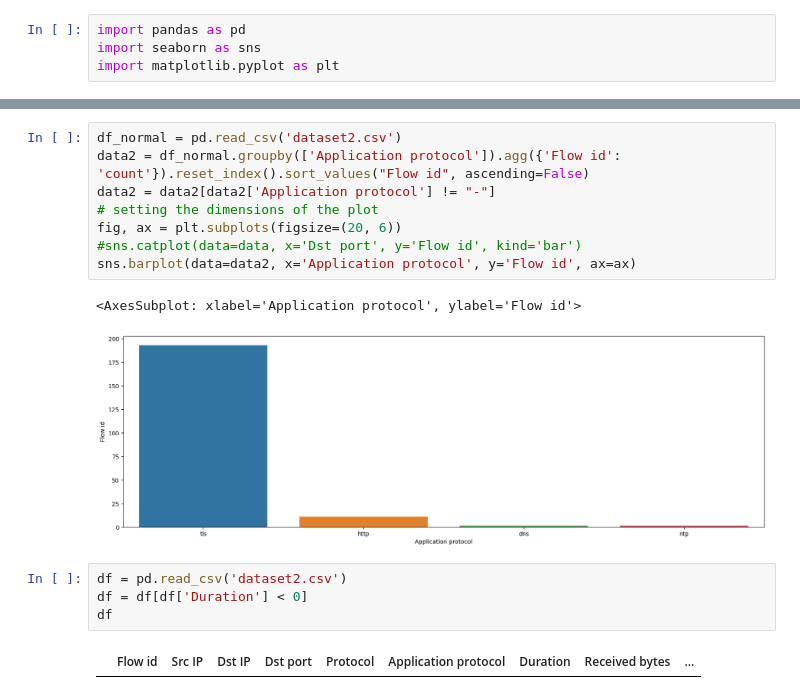
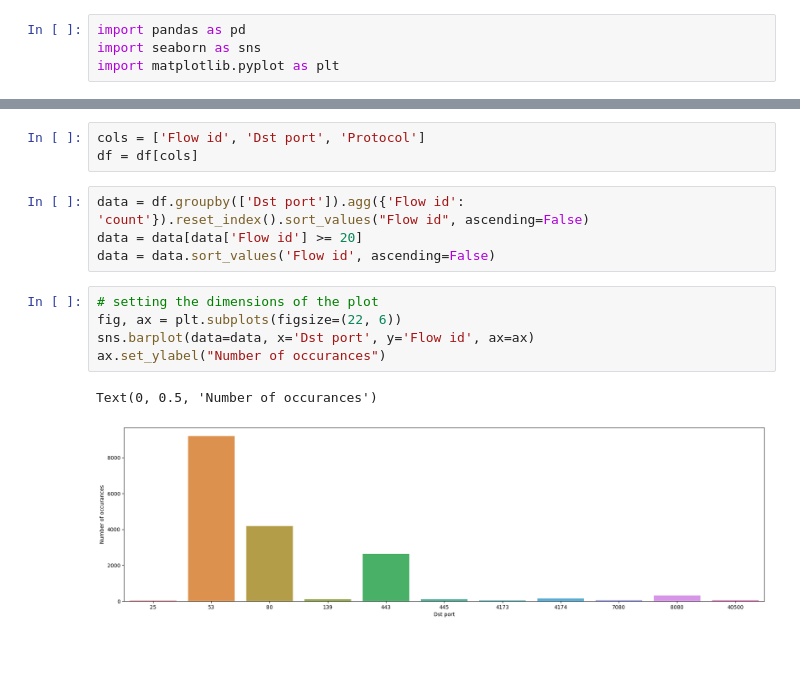
Before and after one commit to xvenc/bp-theses, a Jupyter notebook: data_visualization.ipynb, the cells around one changed output, grey strips where cells are left out. Drawn from its saved outputs; the diff is of its cells as text; blank space fills up the shorter version.

```diff
--- a/data_visualization.ipynb
+++ b/data_visualization.ipynb
@@ -289,17 +22,15 @@ res
-# %%
-df_normal = pd.read_csv('dataset2.csv')
-data2 = df_normal.groupby(['Application protocol']).agg({'Flow id': 'count'}).reset_index().sort_values("Flow id", ascending=False)
-data2 = data2[data2['Application protocol'] != "-"]
-# setting the dimensions of the plot
-fig, ax = plt.subplots(figsize=(20, 6))
-#sns.catplot(data=data, x='Dst port', y='Flow id', kind='bar')
-sns.barplot(data=data2, x='Application protocol', y='Flow id', ax=ax)
-# %% [output]
-<AxesSubplot: xlabel='Application protocol', ylabel='Flow id'>
-[figure, removed]
-# %%
-df = pd.read_csv('dataset2.csv')
-df = df[df['Duration'] < 0]
-df
-# %% [output]
-|  | Flow id | Src IP | Dst IP | Dst port | Protocol | Application protocol | Duration | Received bytes | ... |
+# %%
+cols = ['Flow id', 'Dst port', 'Protocol']
+df = df[cols]
+# %%
+data = df.groupby(['Dst port']).agg({'Flow id': 'count'}).reset_index().sort_values("Flow id", ascending=False)
+data = data[data['Flow id'] >= 20]
+data = data.sort_values('Flow id', ascending=False)
+# %%
+# setting the dimensions of the plot
+fig, ax = plt.subplots(figsize=(22, 6))
+sns.barplot(data=data, x='Dst port', y='Flow id', ax=ax)
+ax.set_ylabel("Number of occurances")
+# %% [output]
+Text(0, 0.5, 'Number of occurances')
+[figure, added]
```
Also changed, not shown: parts of 31 cells of this notebook.
